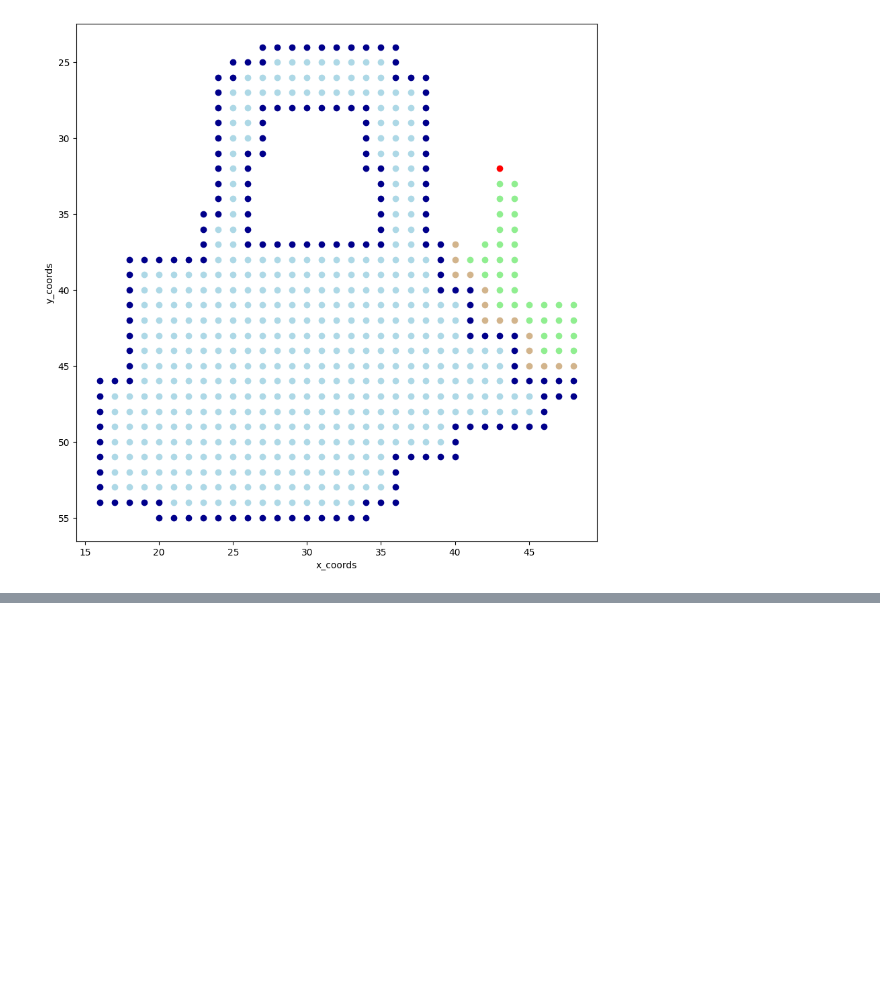
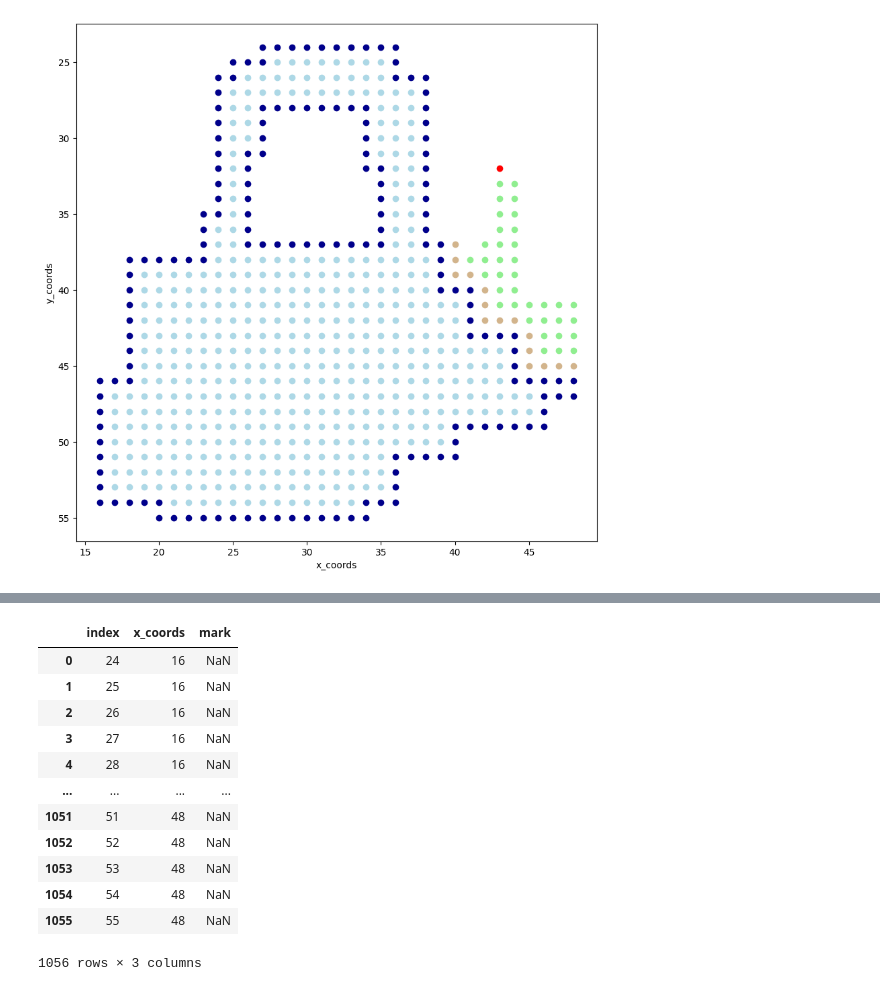
Before and after one commit to ShenShu2016/pokemmo_py_auto, a Jupyter notebook: tools/x_y_battle_area_analyize.ipynb, the cells around one changed output, grey strips where cells are left out. Saved outputs shown, nothing was run; the diff lists cells and outputs as text; code cells hidden in the pictures; blank space fills up the shorter version.

```diff
--- a/tools/x_y_battle_area_analyize.ipynb
+++ b/tools/x_y_battle_area_analyize.ipynb
@@ -376,0 +399,18 @@ hex(2172166733824)
+# %%
+# 使用 melt，这会把所有列都转成两列，一列是原来的列名（变量），一列是对应的值
+df_melted = df.melt(id_vars='index', var_name='x_coords', value_name='mark')
+df_melted
+# %% [output]
+|  | index | x_coords | mark |
+| 0 | 24 | 16 | NaN |
+| 1 | 25 | 16 | NaN |
+| 2 | 26 | 16 | NaN |
+| 3 | 27 | 16 | NaN |
+| 4 | 28 | 16 | NaN |
+| ... | ... | ... | ... |
+| 1051 | 51 | 48 | NaN |
+| 1052 | 52 | 48 | NaN |
+| 1053 | 53 | 48 | NaN |
+| 1054 | 54 | 48 | NaN |
+| 1055 | 55 | 48 | NaN |
+1056 rows × 3 columns
```
Also changed, not shown: parts of 8 cells of this notebook, 6 other files.
